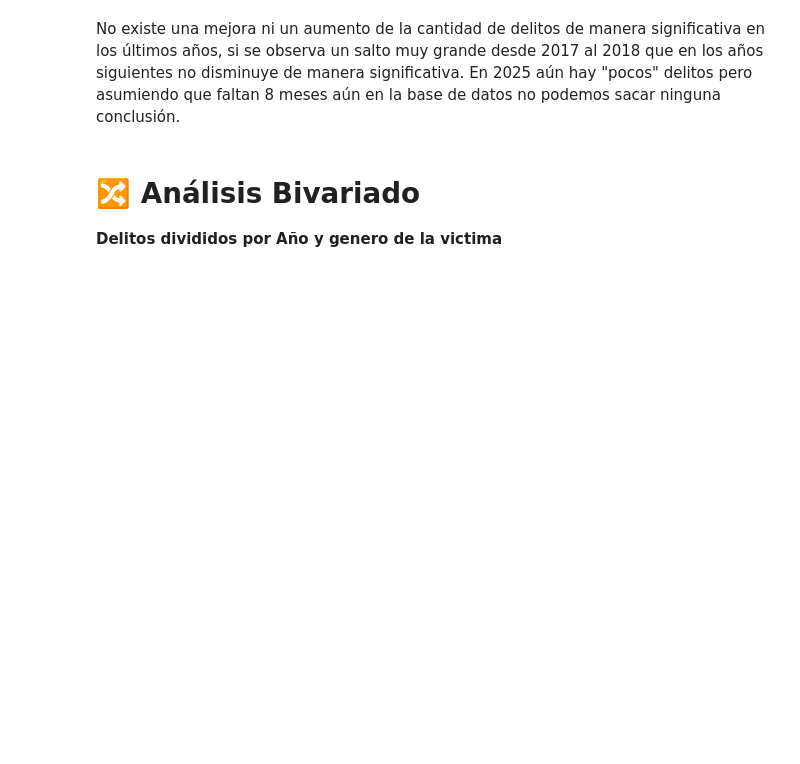
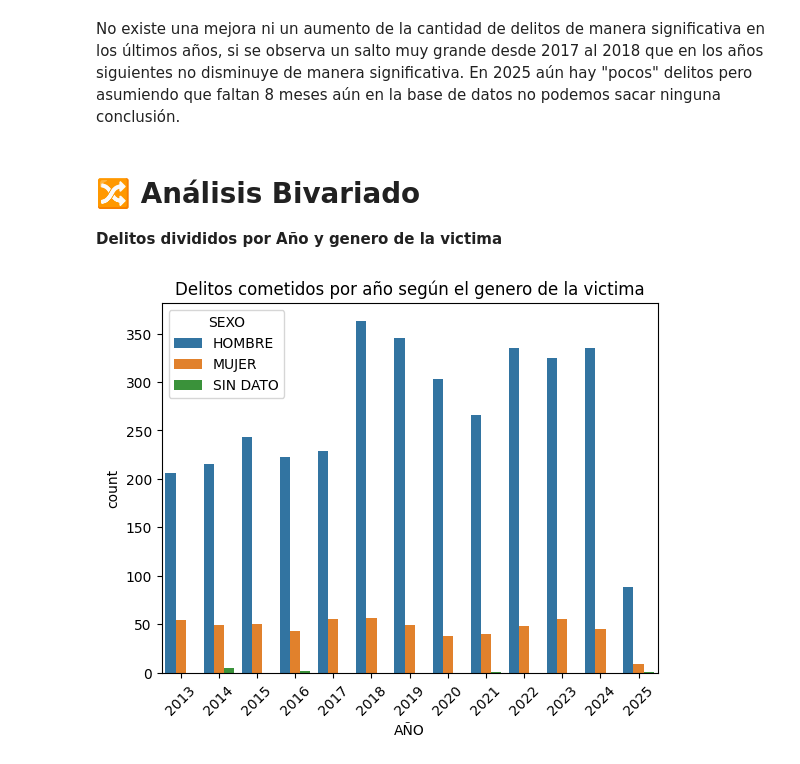
Before and after one commit to Syomara/Data-Science-1, a Jupyter notebook: ProyectoDS_Parte_1_Bazzini.ipynb, the cells around one changed output. Cells and saved outputs as stored; diff of their text form; code cells hidden in the pictures; blank space fills up the shorter version.

```diff
--- a/ProyectoDS_Parte_1_Bazzini.ipynb
+++ b/ProyectoDS_Parte_1_Bazzini.ipynb
@@ -78,3 +78,10 @@ No existe una mejora ni un aumento de la cantidad de delitos de manera significa
 # %% [markdown]
 # 🔀 Análisis Bivariado
 **Delitos divididos por Año y genero de la victima**
+# %%
+sns.countplot(data=df, x='AÑO', hue='SEXO')
+plt.xticks(rotation=45)
+plt.title('Delitos cometidos por año según el genero de la victima')
+plt.show()
+# %% [output]
+[figure, added]
```
Also changed, not shown: parts of 6 cells of this notebook.
